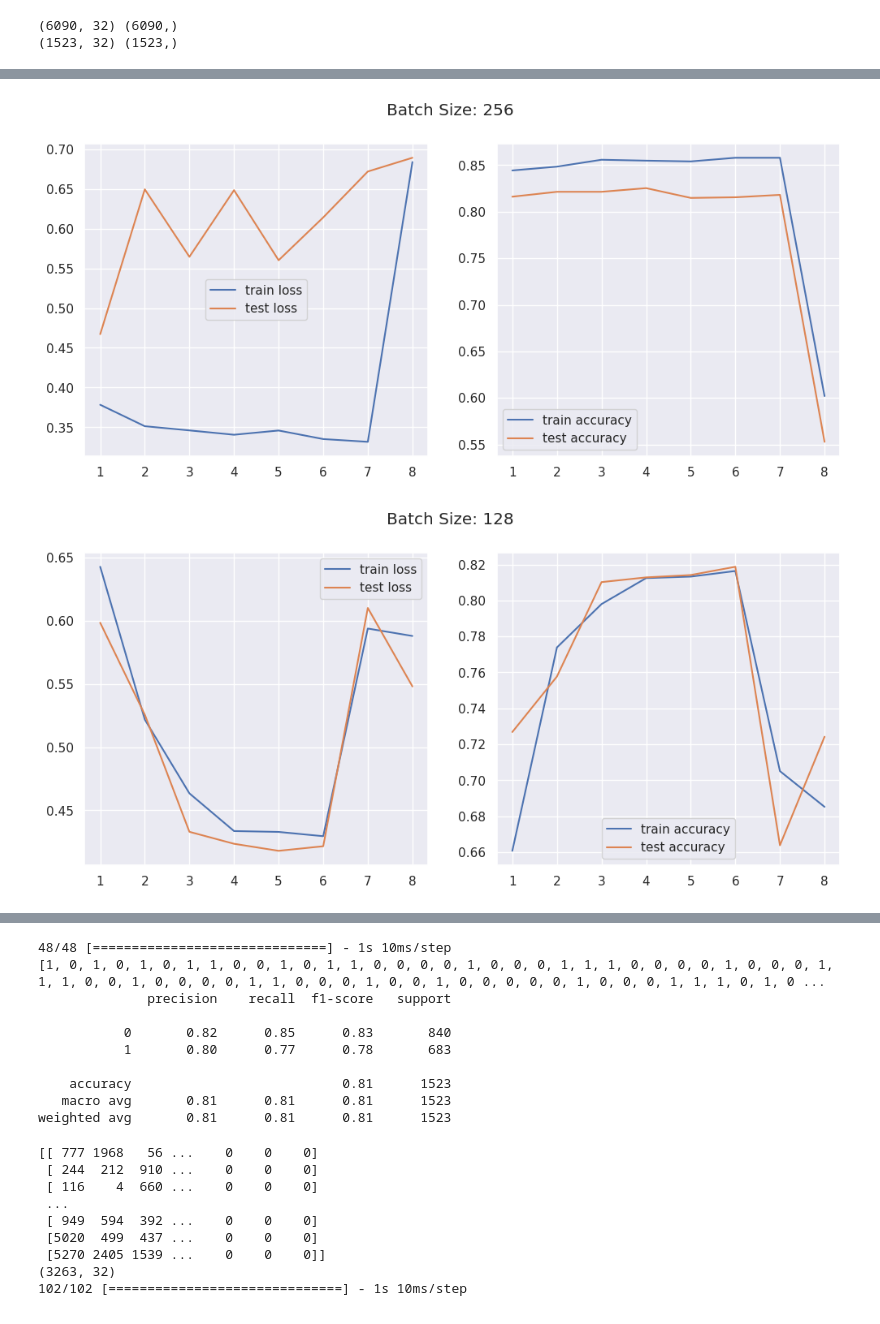
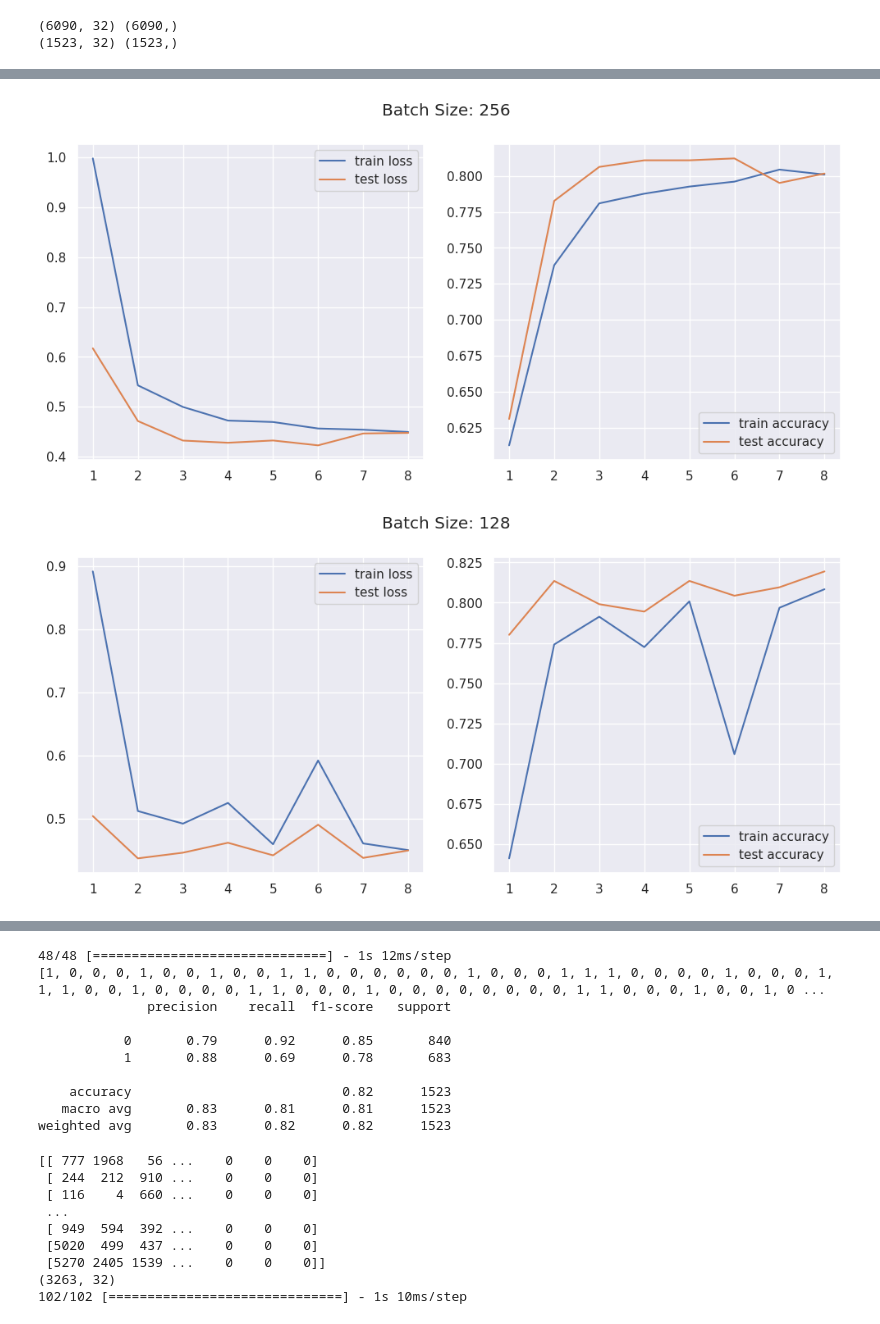
Before and after one commit to jmtesar/DisasterTweets, a Jupyter notebook: nlp-disaster-tweets-with-deep-learning.ipynb, the cells around one changed output, grey strips where cells are left out. Drawn from its saved outputs; the diff is of its cells as text; code cells hidden in the pictures.

```diff
--- a/nlp-disaster-tweets-with-deep-learning.ipynb
+++ b/nlp-disaster-tweets-with-deep-learning.ipynb
@@ -365,6 +365,7 @@ def assign_model2():
     model2.add(Dense(1, activation='relu'))
 
     model2.compile(loss='binary_crossentropy', optimizer='adam', metrics=['accuracy'])
+    return model2
     #model2.summary()
 # %%
 #plotting the training and accuracy of the model across epochs
@@ -421,21 +419,18 @@ _________________________________________________________________
 # %%
 #fitting our training data to the model
 print('Batch Count = 256')
-history1mod2 = model2.fit(X_train, y_train, epochs=8, batch_size=256, validation_data=(X_test, y_test))
-mod12 = model2
-assign_model2()
+mod12 = assign_model2()
+history1mod2 = mod12.fit(X_train, y_train, epochs=8, batch_size=256, validation_data=(X_test, y_test))
 plot_metrics(history1mod2, 256)
 
 print('Batch Count = 128')
-history2mod2 = model2.fit(X_train, y_train, epochs=8, batch_size=128, validation_data=(X_test, y_test))
-mod22 = model2
-assign_model2()
+mod22 = assign_model2()
+history2mod2 = mod22.fit(X_train, y_train, epochs=8, batch_size=128, validation_data=(X_test, y_test))
 plot_metrics(history2mod2, 128)
 
 print('Batch Count = 512')
-history3mod2 = model2.fit(X_train, y_train, epochs=8, batch_size=512, validation_data=(X_test, y_test))
-mod32 = model2
-assign_model2()
+mod32 = assign_model2()
+history3mod2 = mod32.fit(X_train, y_train, epochs=8, batch_size=512, validation_data=(X_test, y_test))
 plot_metrics(history3mod2, 512)
 # %% [output]
 Batch Count = 256
@@ -458,2 +453,2 @@ _________________________________________________________________
-[figure, old version]
+[figure, new version]
-[figure, old version]
+[figure, new version]
@@ -461,6 +456,6 @@ _________________________________________________________________
 # %%
 #Here we use our model to predict the test subset of the training data, print what the class vector looks like, and get a report on the metrics for the test data.
-y_pred = mod21.predict(X_test)
+y_pred = mod22.predict(X_test)
 y_classes = []
 for i in y_pred:
     if i > 0.50:
@@ -470,16 +465,16 @@ for i in y_pred:
 print(y_classes)
 print(classification_report(y_test, y_classes))
 # %% [output]
-48/48 [==============================] - 1s 10ms/step
-[1, 0, 1, 0, 1, 0, 1, 1, 0, 0, 1, 0, 1, 1, 0, 0, 0, 0, 1, 0, 0, 0, 1, 1, 1, 0, 0, 0, 0, 1, 0, 0, 0, 1, 1, 1, 0, 0, 1, 0, 0, 0, 0, 1, 1, 0, 0, 0, 1, 0, 0, 1, 0, 0, 0, 0, 0, 1, 0, 0, 0, 1, 1, 1, 0, 1, 0 ...
+48/48 [==============================] - 1s 12ms/step
+[1, 0, 0, 0, 1, 0, 0, 1, 0, 0, 1, 1, 0, 0, 0, 0, 0, 0, 1, 0, 0, 0, 1, 1, 1, 0, 0, 0, 0, 1, 0, 0, 0, 1, 1, 1, 0, 0, 1, 0, 0, 0, 0, 1, 1, 0, 0, 0, 1, 0, 0, 0, 0, 0, 0, 0, 0, 1, 1, 0, 0, 0, 1, 0, 0, 1, 0 ...
               precision    recall  f1-score   support
 
-           0       0.82      0.85      0.83       840
-           1       0.80      0.77      0.78       683
+           0       0.79      0.92      0.85       840
+           1       0.88      0.69      0.78       683
 
-    accuracy                           0.81      1523
-   macro avg       0.81      0.81      0.81      1523
-weighted avg       0.81      0.81      0.81      1523
+    accuracy                           0.82      1523
+   macro avg       0.83      0.81      0.81      1523
+weighted avg       0.83      0.82      0.82      1523
 # %%
 #Here we have our model predict on the actual test data. This gives us our submission classes. We have about a 77% score after submission.
 print(test)
```
Also changed, not shown: parts of 9 cells of this notebook.
